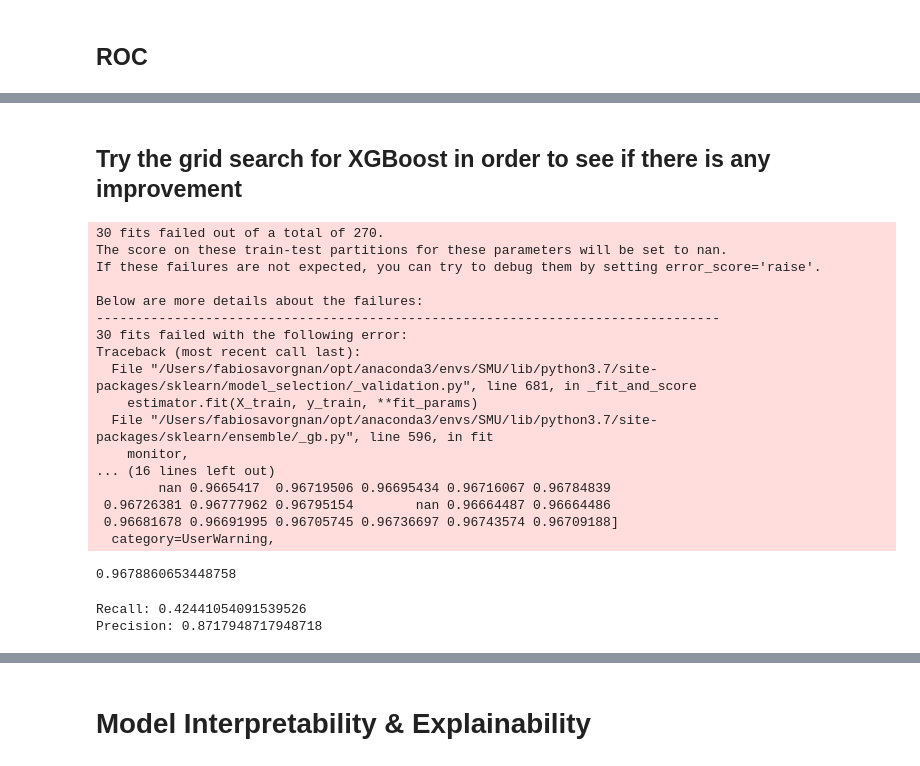
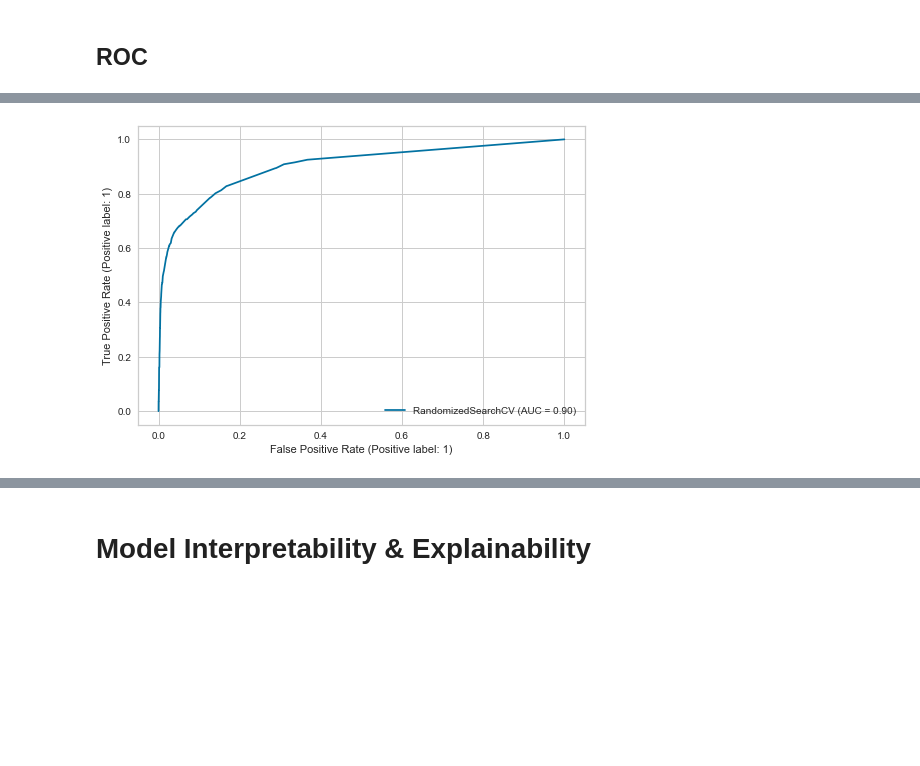
Before and after one commit to bSharpCyclist/MSDS-7333-QTW, a Jupyter notebook: Case Study 4.ipynb, the cells around one changed output, grey strips where cells are left out. Saved outputs shown, nothing was run; the diff lists cells and outputs as text; code cells hidden in the pictures; blank space fills up the shorter version.

```diff
--- a/Case Study 4.ipynb
+++ b/Case Study 4.ipynb
@@ -488,36 +406,4 @@ isp = RocCurveDisplay.from_estimator(clf, X_test, y_test)
-# %% [markdown]
-## Try the grid search for XGBoost in order to see if there is any improvement
-# %%
-param_test1 = {'n_estimators':range(100, 500, 1000),
-'max_depth':range(10,16), 'min_samples_split':range(1, 10)
-}
-gsearch1 = GridSearchCV(estimator = GradientBoostingClassifier(learning_rate=0.1,min_samples_leaf= 1,random_state= 0),
-param_grid = param_test1,n_jobs=4).fit(X_train, y_train)
-gsearch1.score(X_test, y_test)
-# %% [output]
-30 fits failed out of a total of 270.
-The score on these train-test partitions for these parameters will be set to nan.
-If these failures are not expected, you can try to debug them by setting error_score='raise'.
-
-Below are more details about the failures:
---------------------------------------------------------------------------------
-30 fits failed with the following error:
-Traceback (most recent call last):
-  File "/Users/fabiosavorgnan/opt/anaconda3/envs/SMU/lib/python3.7/site-packages/sklearn/model_selection/_validation.py", line 681, in _fit_and_score
-    estimator.fit(X_train, y_train, **fit_params)
-  File "/Users/fabiosavorgnan/opt/anaconda3/envs/SMU/lib/python3.7/site-packages/sklearn/ensemble/_gb.py", line 596, in fit
-    monitor,
-... (16 lines left out)
-        nan 0.9665417  0.96719506 0.96695434 0.96716067 0.96784839
- 0.96726381 0.96777962 0.96795154        nan 0.96664487 0.96664486
- 0.96681678 0.96691995 0.96705745 0.96736697 0.96743574 0.96709188]
-  category=UserWarning,
-0.9678860653448758
-# %%
-y_hat_GG = gsearch1.predict(X_test)
-# Precision and recall
-print("Recall:", recall_score(y_test, y_hat_GG, pos_label=1, average='binary'))
-print("Precision:", precision_score(y_test, y_hat_GG, pos_label= 1, average='binary'))
-# %% [output]
-Recall: 0.42441054091539526
-Precision: 0.8717948717948718
+# %%
+Disp = RocCurveDisplay.from_estimator(random_search, X_test, y_test)
+# %% [output]
+[figure, added]
```
Also changed, not shown: parts of 84 cells of this notebook.
